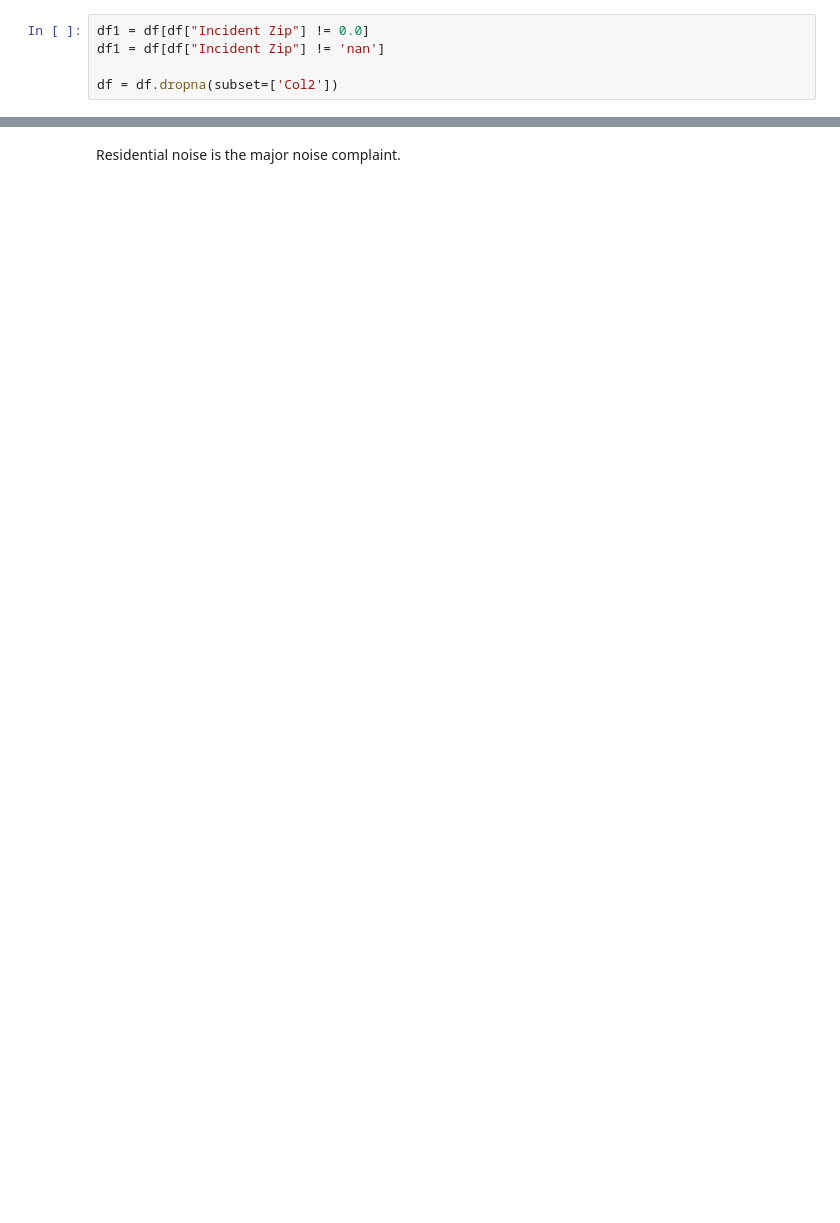
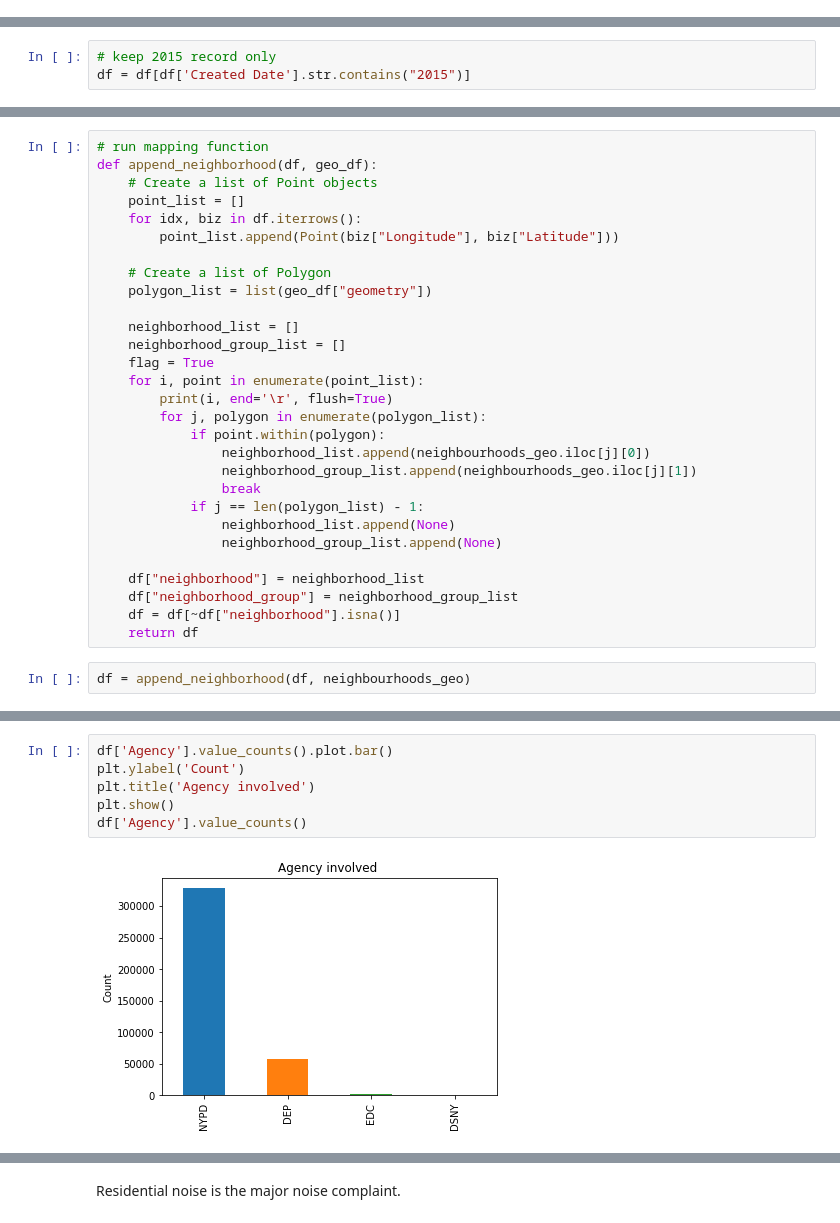
Before and after one commit to Rui1521/TripElf, a Jupyter notebook: noise/Noise.ipynb, the cells around one changed output, grey strips where cells are left out. Saved outputs shown, nothing was run; the diff lists cells and outputs as text; blank space fills up the shorter version.

```diff
--- a/noise/Noise.ipynb
+++ b/noise/Noise.ipynb
@@ -59,5 +25,0 @@ dfo = df
-# %%
-df1 = df[df["Incident Zip"] != 0.0]
-df1 = df[df["Incident Zip"] != 'nan']
-
-df = df.dropna(subset=['Col2'])
@@ -71,0 +26,3 @@ df['Complaint Type'].unique()
+# %%
+# keep 2015 record only
+df = df[df['Created Date'].str.contains("2015")]
@@ -71,0 +33,31 @@ df['Complaint Type'].unique()
+# %%
+# run mapping function
+def append_neighborhood(df, geo_df):
+    # Create a list of Point objects
+    point_list = []
+    for idx, biz in df.iterrows():
+        point_list.append(Point(biz["Longitude"], biz["Latitude"]))
+
+    # Create a list of Polygon
+    polygon_list = list(geo_df["geometry"])
+
+    neighborhood_list = []
+    neighborhood_group_list = []
+    flag = True
+    for i, point in enumerate(point_list):
+        print(i, end='\r', flush=True)
+        for j, polygon in enumerate(polygon_list):
+            if point.within(polygon):
+                neighborhood_list.append(neighbourhoods_geo.iloc[j][0])
+                neighborhood_group_list.append(neighbourhoods_geo.iloc[j][1])
+                break
+            if j == len(polygon_list) - 1:
+                neighborhood_list.append(None)
+                neighborhood_group_list.append(None)
+
+    df["neighborhood"] = neighborhood_list
+    df["neighborhood_group"] = neighborhood_group_list
+    df = df[~df["neighborhood"].isna()]
+    return df
+# %%
+df = append_neighborhood(df, neighbourhoods_geo)
@@ -71,0 +105,8 @@ df['Complaint Type'].unique()
+# %%
+df['Agency'].value_counts().plot.bar()
+plt.ylabel('Count')
+plt.title('Agency involved')
+plt.show()
+df['Agency'].value_counts()
+# %% [output]
+[figure, added]
```
Also changed, not shown: parts of 37 cells of this notebook.
